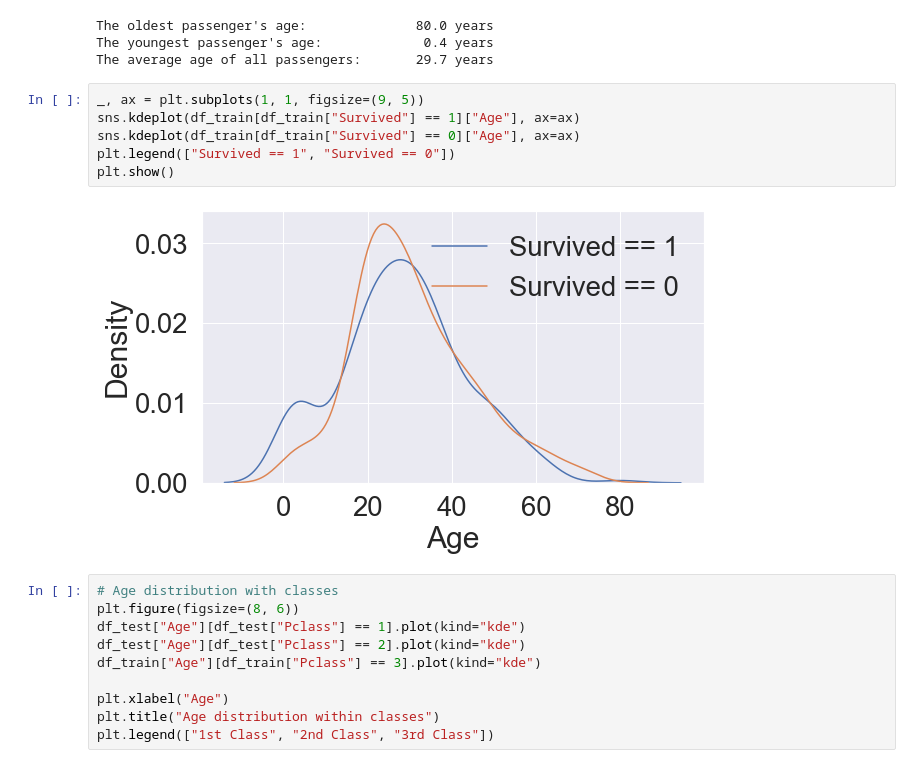
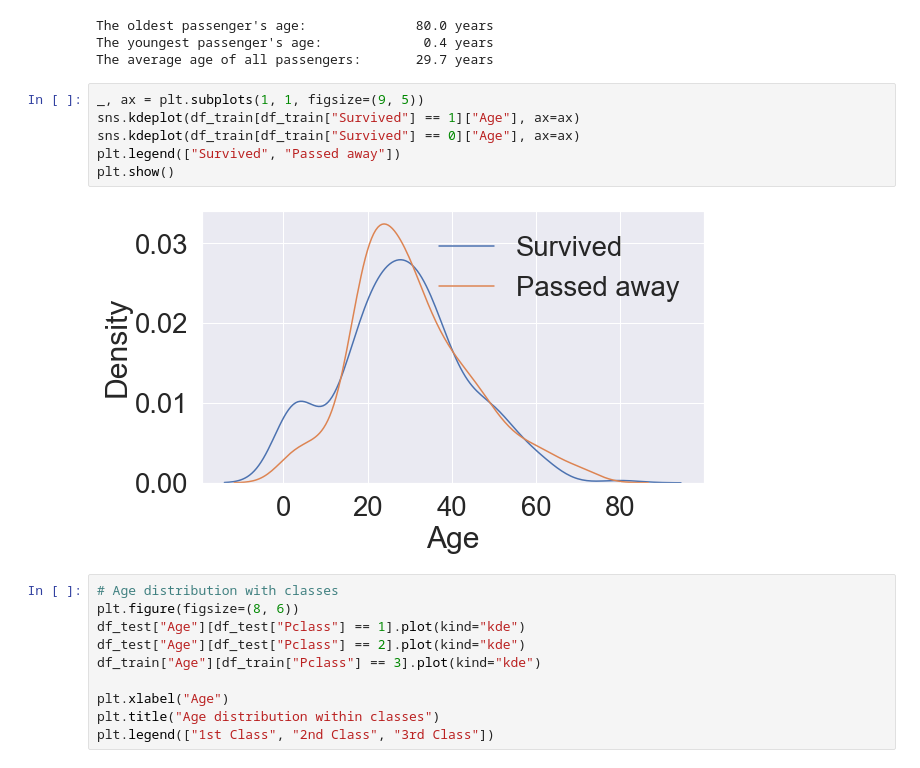
Before and after one commit to cryptnomy/programming, a Jupyter notebook: python/kaggle/kaggle-titanic/titanic-practice-v1.ipynb, the cells around one changed output. Drawn from its saved outputs; the diff is of its cells as text.

```diff
--- a/python/kaggle/kaggle-titanic/titanic-practice-v1.ipynb
+++ b/python/kaggle/kaggle-titanic/titanic-practice-v1.ipynb
@@ -263,11 +261,11 @@ The average age of all passengers:       29.7 years
 # %%
 _, ax = plt.subplots(1, 1, figsize=(9, 5))
 sns.kdeplot(df_train[df_train["Survived"] == 1]["Age"], ax=ax)
 sns.kdeplot(df_train[df_train["Survived"] == 0]["Age"], ax=ax)
-plt.legend(["Survived == 1", "Survived == 0"])
+plt.legend(["Survived", "Passed away"])
 plt.show()
 # %% [output]
-[figure, old version]
+[figure, new version]
 # %%
 # Age distribution with classes
 plt.figure(figsize=(8, 6))
```
Also changed, not shown: parts of 5 cells of this notebook, 2 other files.
